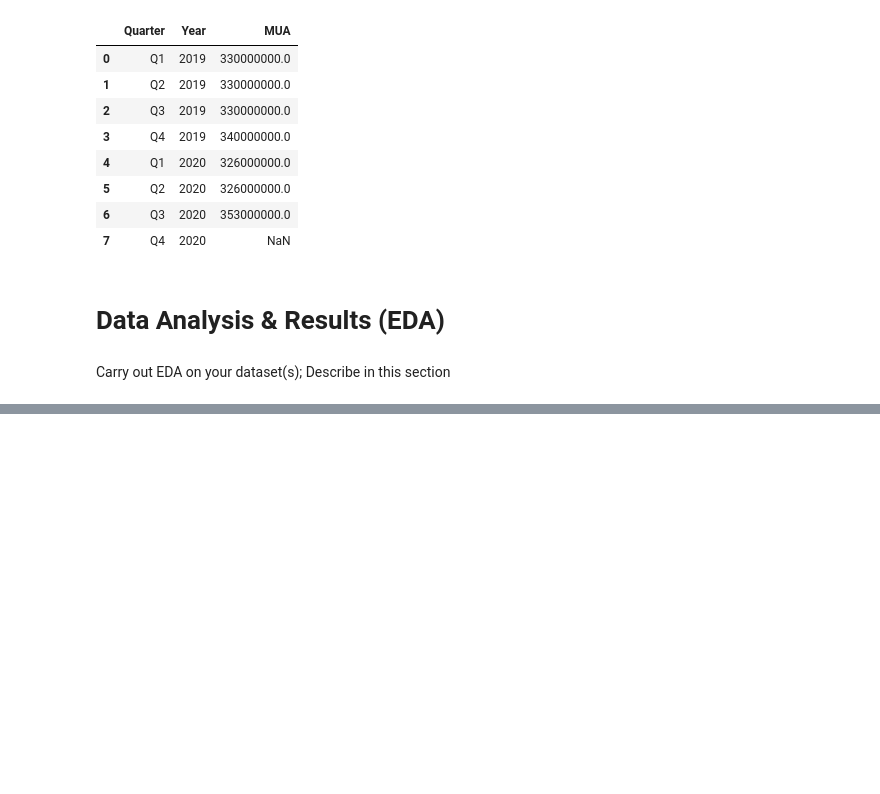
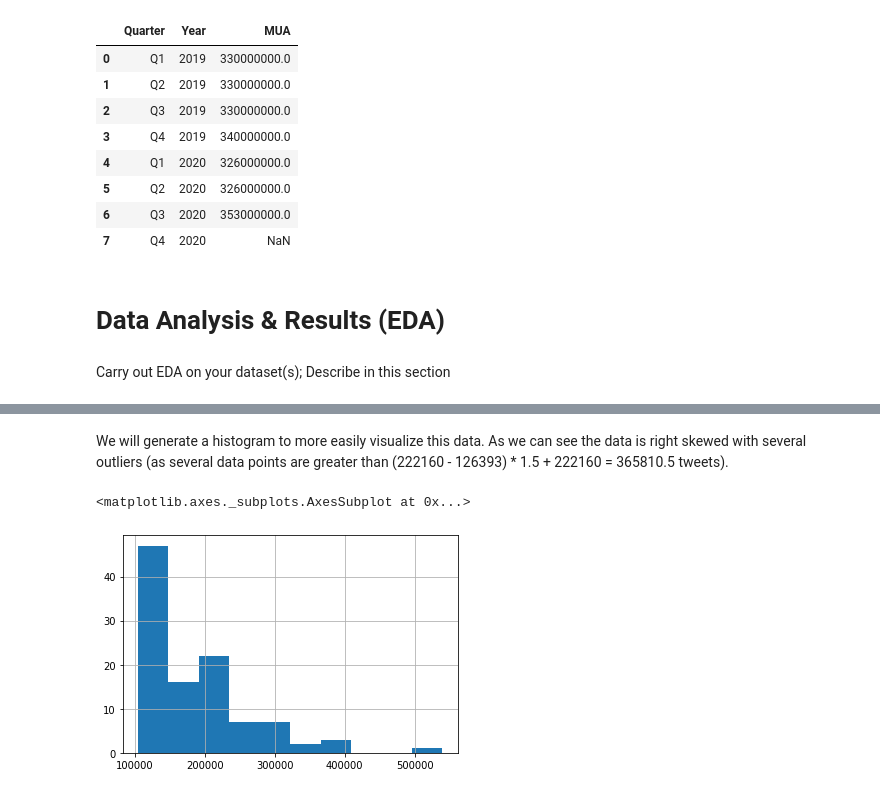
Before and after one commit to c5k1m/COGS108_Bitcoin_Data_Project, a Jupyter notebook: EDACheckpoint_group009.ipynb, the cells around one changed output, grey strips where cells are left out. Cells and saved outputs as stored; diff of their text form; code cells hidden in the pictures; blank space fills up the shorter version.

```diff
--- a/EDACheckpoint_group009.ipynb
+++ b/EDACheckpoint_group009.ipynb
@@ -391,0 +367,7 @@ plt.legend()
+# %% [markdown]
+We will generate a histogram to more easily visualize this data. As we can see the data is right skewed with several outliers (as several data points are greater than (222160 - 126393) * 1.5 + 222160 = 365810.5 tweets).
+# %%
+btc_tweets_2019_2020_weekly['Tweets'].hist()
+# %% [output]
+<matplotlib.axes._subplots.AxesSubplot at 0x...>
+[figure, added]
```
Also changed, not shown: parts of 55 cells of this notebook.
